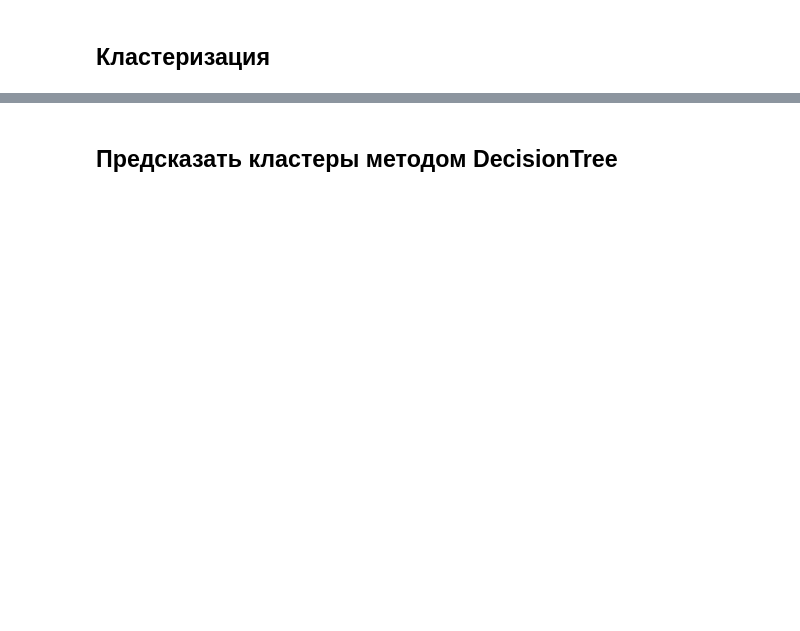
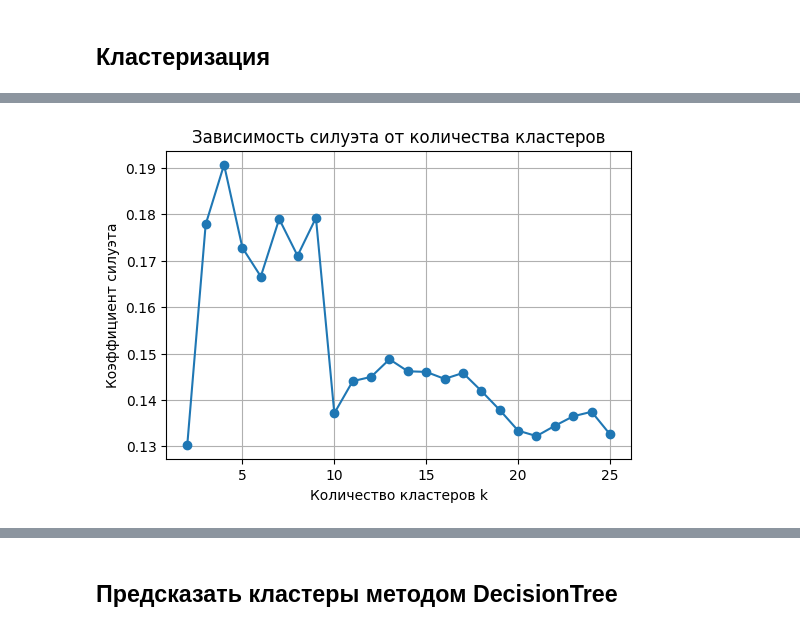
Before and after one commit to kvikik/MMO, a Jupyter notebook: Практика_5_2.ipynb, the cells around one changed output, grey strips where cells are left out. Cells and saved outputs as stored; diff of their text form; code cells hidden in the pictures; blank space fills up the shorter version.

```diff
--- a/Практика_5_2.ipynb
+++ b/Практика_5_2.ipynb
@@ -83,15 +83,14 @@ TOKEN_RE = re.compile(r"[А-Яа-яA-Za-z]+", flags=re.U)
 morph = MorphAnalyzer()
 
 def preprocess_text(text: str):
+    # 1. Приведение к строке и нижнему регистру
     text = str(text).lower()
+    # 2. Токенизация по буквенным токенам
     tokens = TOKEN_RE.findall(text)
-    lemmas = []
-    for t in tokens:
-        if t in STOP_RU:
-            continue
-        parsed = morph.parse(t)[0]
-        lemmas.append(parsed.normal_form)
+    # 3. Удаление стоп-слов и коротких токенов
+    tokens = [t for t in tokens if t not in STOP_RU and len(t) > 2]
+    # 4. Лемматизация
+    lemmas = [morph.parse(t)[0].normal_form for t in tokens]
     return lemmas
 
-text_col = "description"
-tokenized_texts = df[text_col].astype(str).apply(preprocess_text).tolist()
+    return clean_tokens
@@ -141,0 +225,10 @@ df.cluster = ...
+# %%
+plt.figure(figsize=(6, 4))
+plt.plot(list(sil_scores.keys()), list(sil_scores.values()), marker="o")
+plt.xlabel("Количество кластеров k")
+plt.ylabel("Коэффициент силуэта")
+plt.title("Зависимость силуэта от количества кластеров")
+plt.grid(True)
+plt.show()
+# %% [output]
+[figure, added]
```
Also changed, not shown: parts of 25 cells of this notebook.
